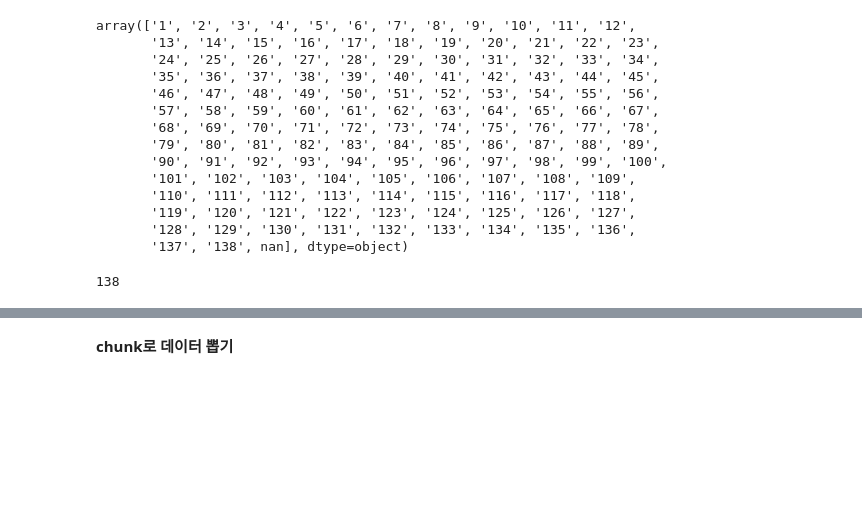
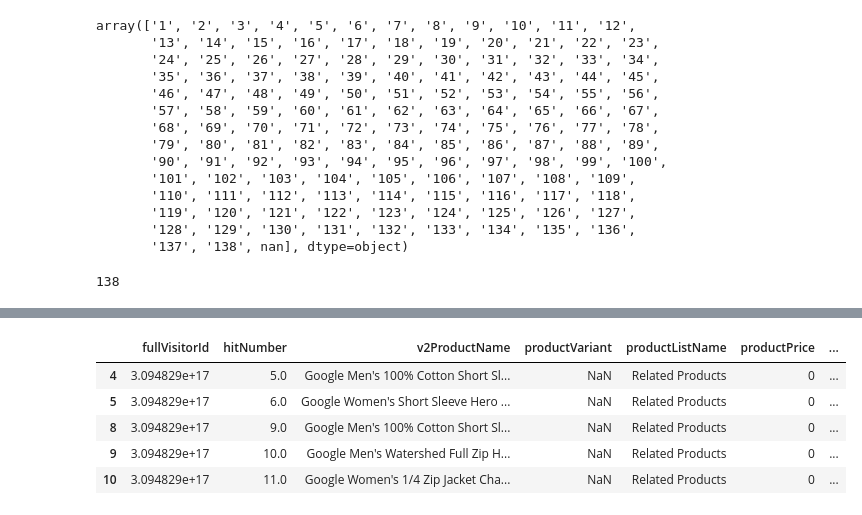
Before and after one commit to ev1025/GA_LOG_ANALYST, a Jupyter notebook: Hits컬럼_전처리.ipynb, the cells around one changed output, grey strips where cells are left out. Cells and saved outputs as stored; diff of their text form; code cells hidden in the pictures; blank space fills up the shorter version.

```diff
--- a/Hits컬럼_전처리.ipynb
+++ b/Hits컬럼_전처리.ipynb
@@ -106 +268,33 @@ hits_100[hits_100['fullVisitorId']=='309482894121265066']['hitNumber'].notna().s
+# %%
+# 불필요한 컬럼 제거
+emp_product.drop(['productCouponCode', # array([nan, '(not set)'], dtype=object)
+                 'productBrand',       # array(['(not set)'], dtype=object)
+                 'customDimensions','customMetrics', # 값 없음
+                 'productListPosition',# 상품위치(메타데이터 없음)
+                 'v2ProductCategory'], # 카테고리 다른 값 사용
+                 axis=1, inplace=True)
+# %%
+# 보기 쉽게 컬럼 정리
+emp_product = emp_product[['fullVisitorId','hitNumber',
+                           'v2ProductName',    # 제품이름
+                           'productVariant',   # 속성
+                           'productListName',  # 관련상품, 카테고리, 검색결과 중 어느곳에서 온건지
+                           'productPrice',
+                           'localProductPrice',
+                           'productQuantity', # 수량
+                           'productRevenue',  # 매출
+                           'localProductRevenue', # 비용제거 수익
+                           'isImpression','isClick', # 페이지방문이나 장바구니 수,
+                           ]]
+
+# 이상치 제거
+emp_product.replace('(not set)', np.NaN, inplace=True)
+emp_product.head()
+# %% [output]
+|  | fullVisitorId | hitNumber | v2ProductName | productVariant | productListName | productPrice | ... |
+| 4 | 3.094829e+17 | 5.0 | Google Men's 100% Cotton Short Sl... | NaN | Related Products | 0 | ... |
+| 5 | 3.094829e+17 | 6.0 | Google Women's Short Sleeve Hero ... | NaN | Related Products | 0 | ... |
+| 8 | 3.094829e+17 | 9.0 | Google Men's 100% Cotton Short Sl... | NaN | Related Products | 0 | ... |
+| 9 | 3.094829e+17 | 10.0 | Google Men's Watershed Full Zip H... | NaN | Related Products | 0 | ... |
+| 10 | 3.094829e+17 | 11.0 | Google Women's 1/4 Zip Jacket Cha... | NaN | Related Products | 0 | ... |
 # %%
@@ -108,2 +301,0 @@ hits_100.to_csv('hit_100.csv', index=False)
-# %% [markdown]
-**chunk로 데이터 뽑기**
```
Also changed, not shown: parts of 29 cells of this notebook.
